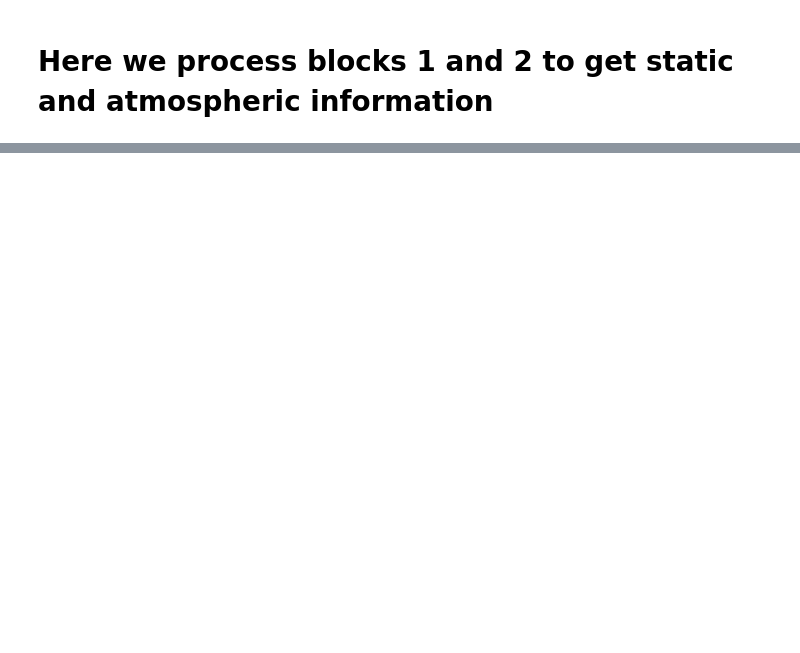
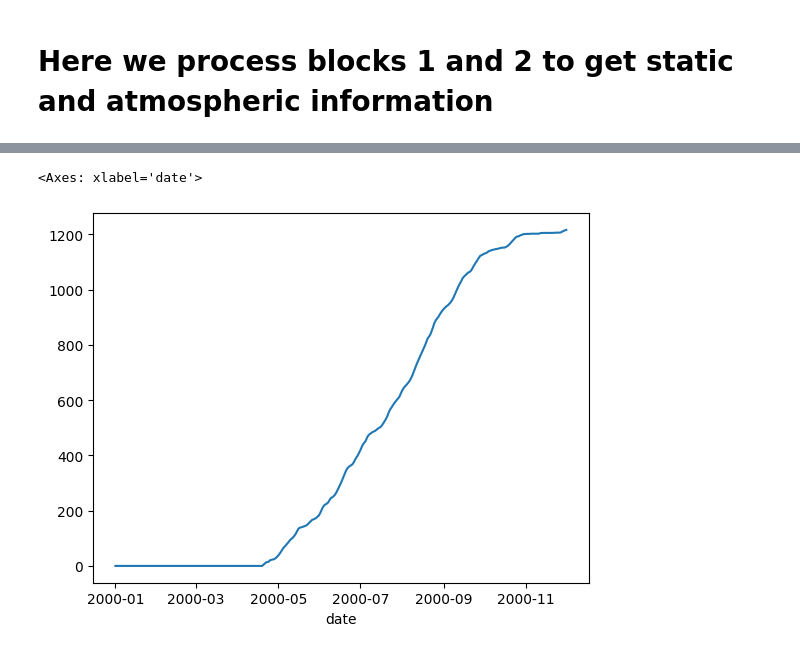
Before and after one commit to Catmosphere314/IrriGator, a Jupyter notebook: notebook/01_parcel_information.ipynb, the cells around one changed output, grey strips where cells are left out. Saved outputs shown, nothing was run; the diff lists cells and outputs as text; code cells hidden in the pictures; blank space fills up the shorter version.

```diff
--- a/notebook/01_parcel_information.ipynb
+++ b/notebook/01_parcel_information.ipynb
@@ -44,0 +101,5 @@ df.head()
+# %%
+df["gdd"].plot()
+# %% [output]
+<Axes: xlabel='date'>
+[figure, added]
```
Also changed, not shown: parts of 4 cells of this notebook, 2 other files.
